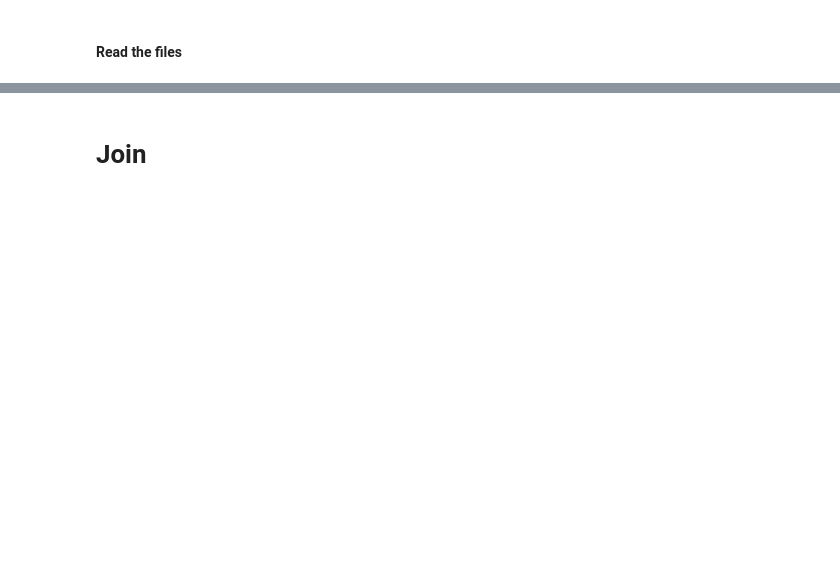
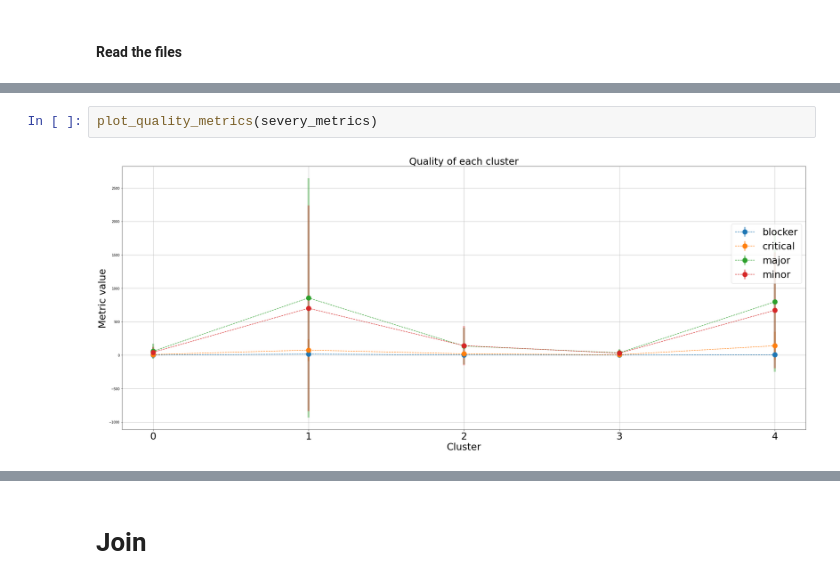
Before and after one commit to Vinomo4/SWTech, a Jupyter notebook: models/Validation.ipynb, the cells around one changed output, grey strips where cells are left out. Saved outputs shown, nothing was run; the diff lists cells and outputs as text; blank space fills up the shorter version.

```diff
--- a/models/Validation.ipynb
+++ b/models/Validation.ipynb
@@ -42,0 +103,4 @@ track("Finished reading files")
+# %%
+plot_quality_metrics(severy_metrics)
+# %% [output]
+[figure, added]
```
Also changed, not shown: parts of 13 cells of this notebook, 3 other files.
